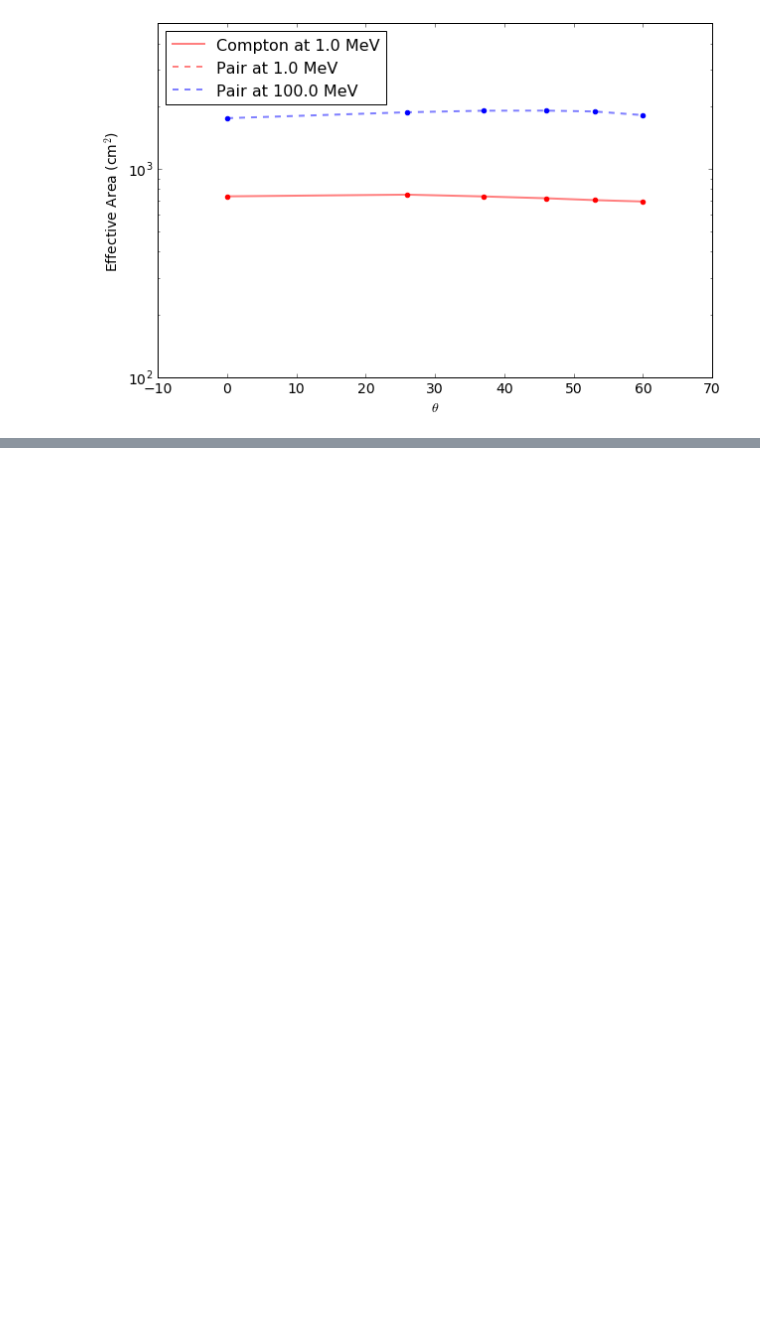
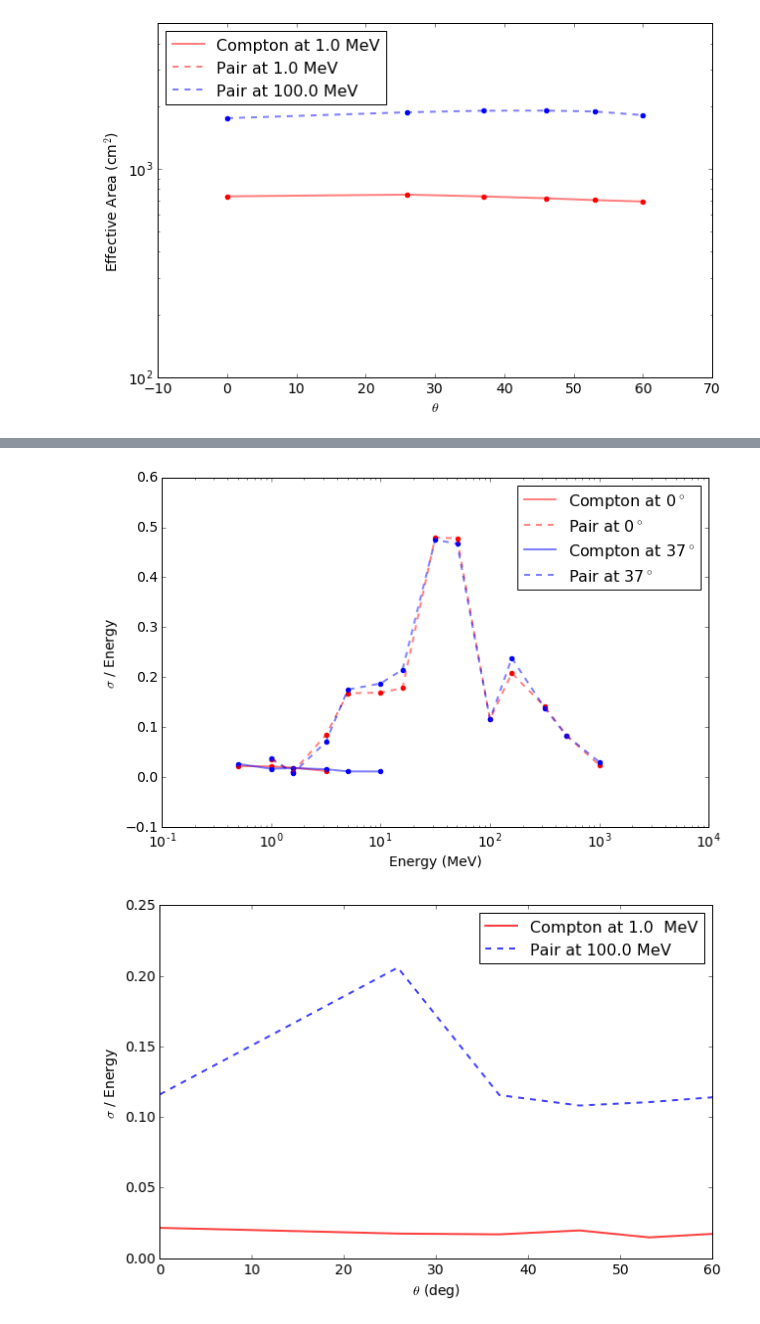
Before and after one commit to ComPair/python, a Jupyter notebook: Performance_plots.ipynb, the cells around one changed output, grey strips where cells are left out. Drawn from its saved outputs; the diff is of its cells as text; code cells hidden in the pictures; blank space fills up the shorter version.

Commit message:
cleaning up a few plots

```diff
--- a/Performance_plots.ipynb
+++ b/Performance_plots.ipynb
@@ -61,0 +62,9 @@ FigureOfMeritPlotter.plotAngularResolutionVsAngle(data,energySelections=[1,100],
+# %%
+reload(FigureOfMeritPlotter)
+FigureOfMeritPlotter.plotEnergyResolution(data,angleSelections=[1.0,0.8],
+                                           save=True, collapse=True)
+FigureOfMeritPlotter.plotEnergyResolutionVsAngle(data,energySelections=[1,100],
+                                                  save=True, collapse=True)
+# %% [output]
+[figure, added]
+[figure, added]
```
Also changed, not shown: parts of 1 cell of this notebook, 1 other file.
